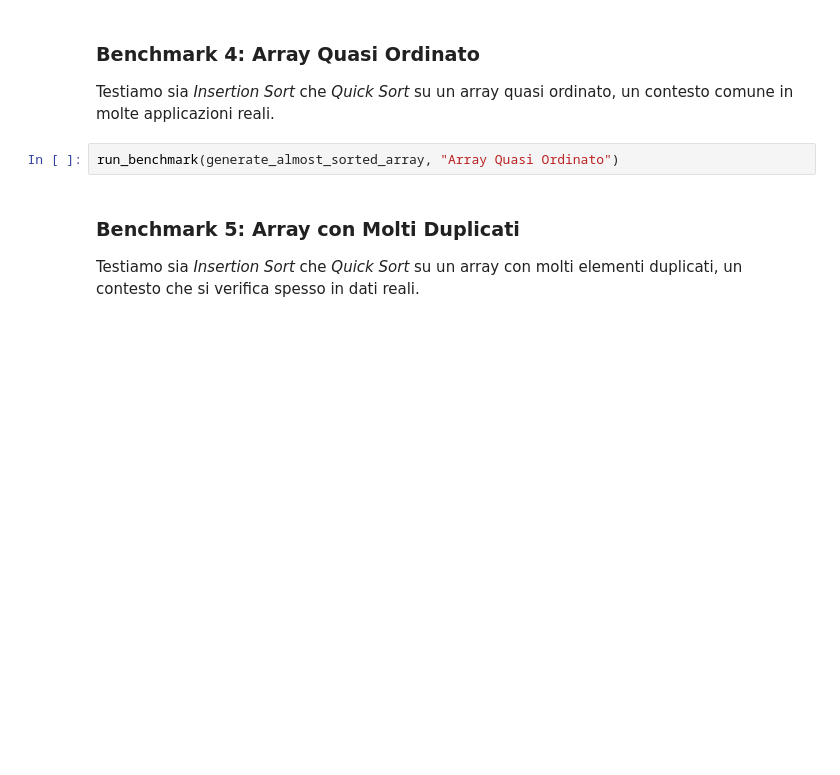
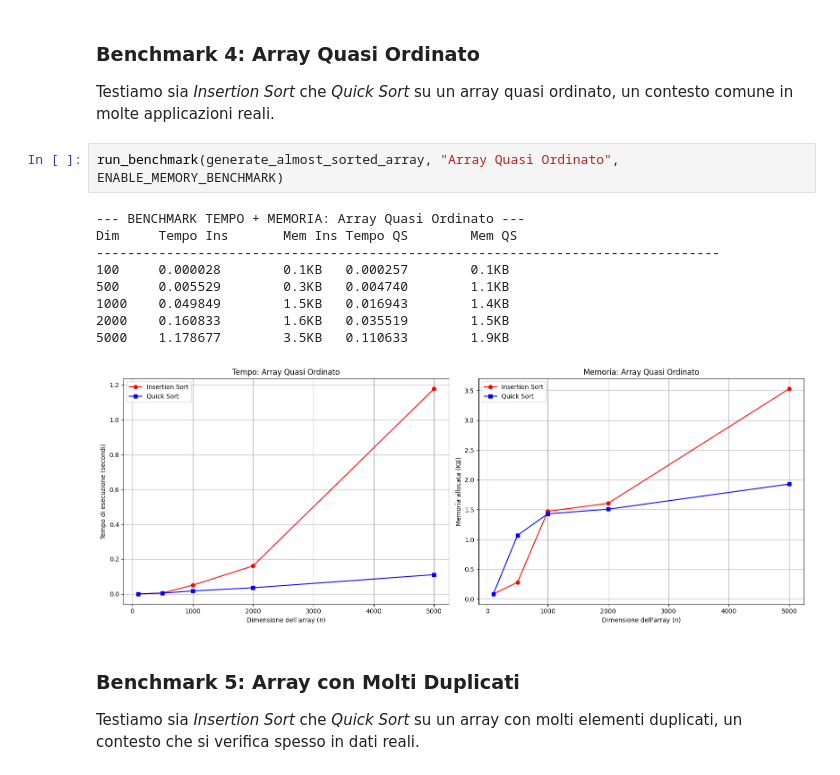
Before and after one commit to petrucciandrea/Laboratorio2_Algoritmi_2026, a Jupyter notebook: Esercizio2_Petrucci.ipynb, the cells around one changed output. Cells and saved outputs as stored; diff of their text form; blank space fills up the shorter version.

```diff
--- a/Esercizio2_Petrucci.ipynb
+++ b/Esercizio2_Petrucci.ipynb
@@ -167,7 +259,17 @@ run_benchmark(generate_reverse_sorted_array, "Array Ordinato (Valori decrescenti
 ### Benchmark 4: Array Quasi Ordinato
 Testiamo sia _Insertion Sort_ che _Quick Sort_ su un array quasi ordinato, un contesto comune in molte applicazioni reali.
 # %%
-run_benchmark(generate_almost_sorted_array, "Array Quasi Ordinato")
+run_benchmark(generate_almost_sorted_array, "Array Quasi Ordinato", ENABLE_MEMORY_BENCHMARK)
+# %% [output]
+--- BENCHMARK TEMPO + MEMORIA: Array Quasi Ordinato ---
+Dim     Tempo Ins       Mem Ins Tempo QS        Mem QS
+--------------------------------------------------------------------------------
+100     0.000028        0.1KB   0.000257        0.1KB
+500     0.005529        0.3KB   0.004740        1.1KB
+1000    0.049849        1.5KB   0.016943        1.4KB
+2000    0.160833        1.6KB   0.035519        1.5KB
+5000    1.178677        3.5KB   0.110633        1.9KB
+[figure, added]
 # %% [markdown]
 ### Benchmark 5: Array con Molti Duplicati
 Testiamo sia _Insertion Sort_ che _Quick Sort_ su un array con molti elementi duplicati, un contesto che si verifica spesso in dati reali.
```
Also changed, not shown: parts of 9 cells of this notebook.
